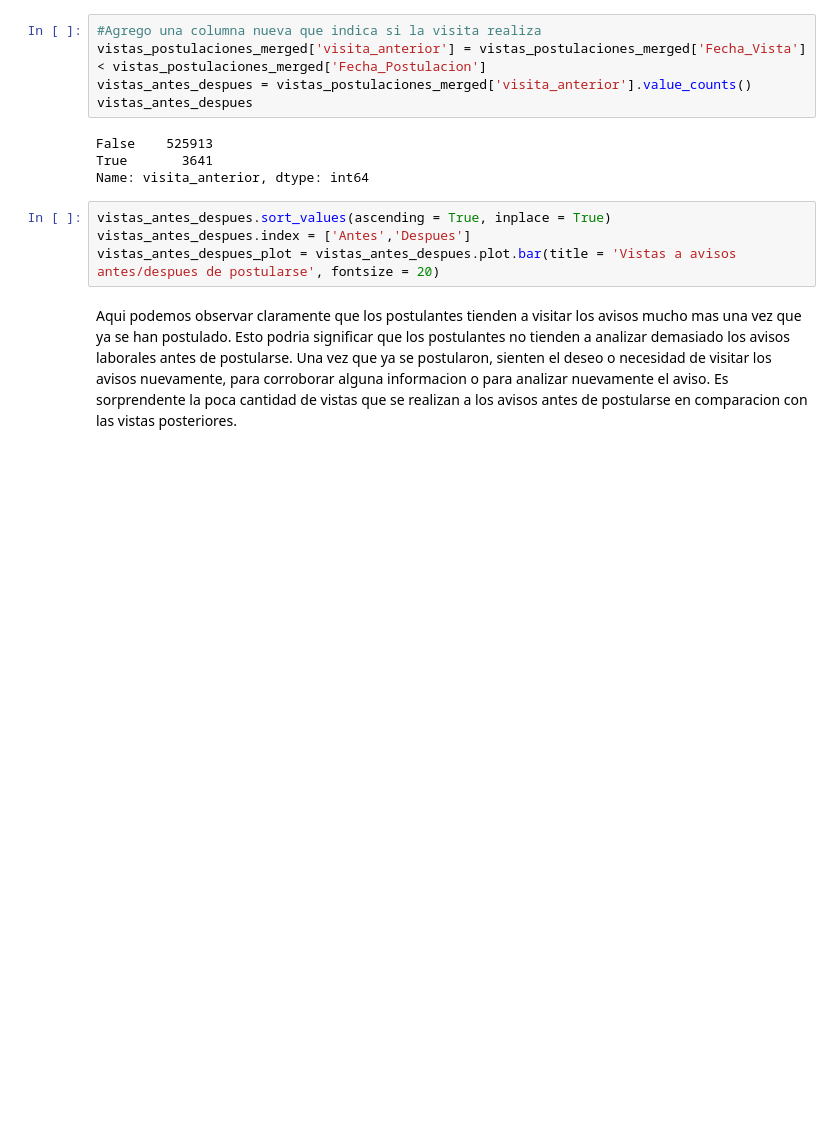
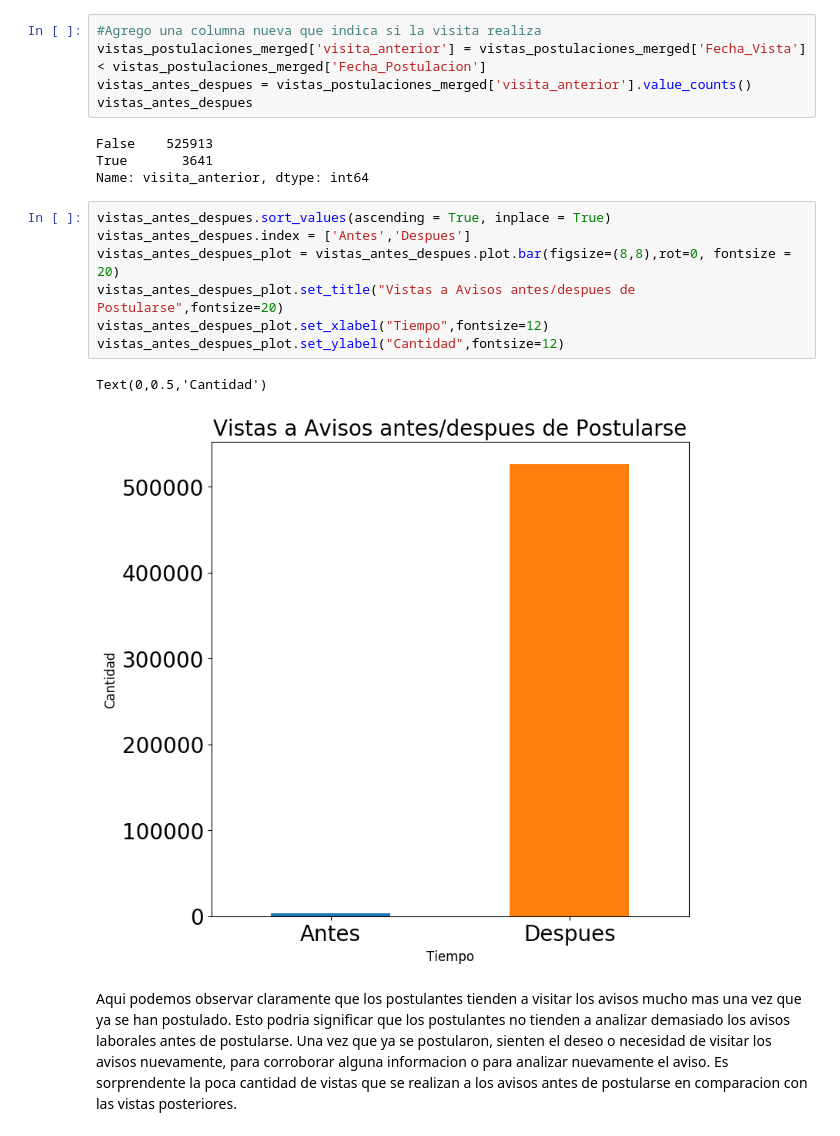
Before and after one commit to GastonMontes/75.06-Datos-TP1, a Jupyter notebook: Notebooks/Pruebas3.ipynb, the cells around one changed output. Saved outputs shown, nothing was run; the diff lists cells and outputs as text; blank space fills up the shorter version.

```diff
--- a/Notebooks/Pruebas3.ipynb
+++ b/Notebooks/Pruebas3.ipynb
@@ -192,7 +301,13 @@ Name: visita_anterior, dtype: int64
 # %%
 vistas_antes_despues.sort_values(ascending = True, inplace = True)
 vistas_antes_despues.index = ['Antes','Despues']
-vistas_antes_despues_plot = vistas_antes_despues.plot.bar(title = 'Vistas a avisos antes/despues de postularse', fontsize = 20)
+vistas_antes_despues_plot = vistas_antes_despues.plot.bar(figsize=(8,8),rot=0, fontsize = 20)
+vistas_antes_despues_plot.set_title("Vistas a Avisos antes/despues de Postularse",fontsize=20)
+vistas_antes_despues_plot.set_xlabel("Tiempo",fontsize=12)
+vistas_antes_despues_plot.set_ylabel("Cantidad",fontsize=12)
+# %% [output]
+Text(0,0.5,'Cantidad')
+[figure, added]
 # %% [markdown]
 Aqui podemos observar claramente que los postulantes tienden a visitar los avisos mucho mas una vez que
 ya se han postulado. Esto podria significar que los postulantes no tienden a analizar demasiado los avisos
```
Also changed, not shown: parts of 18 cells of this notebook.
